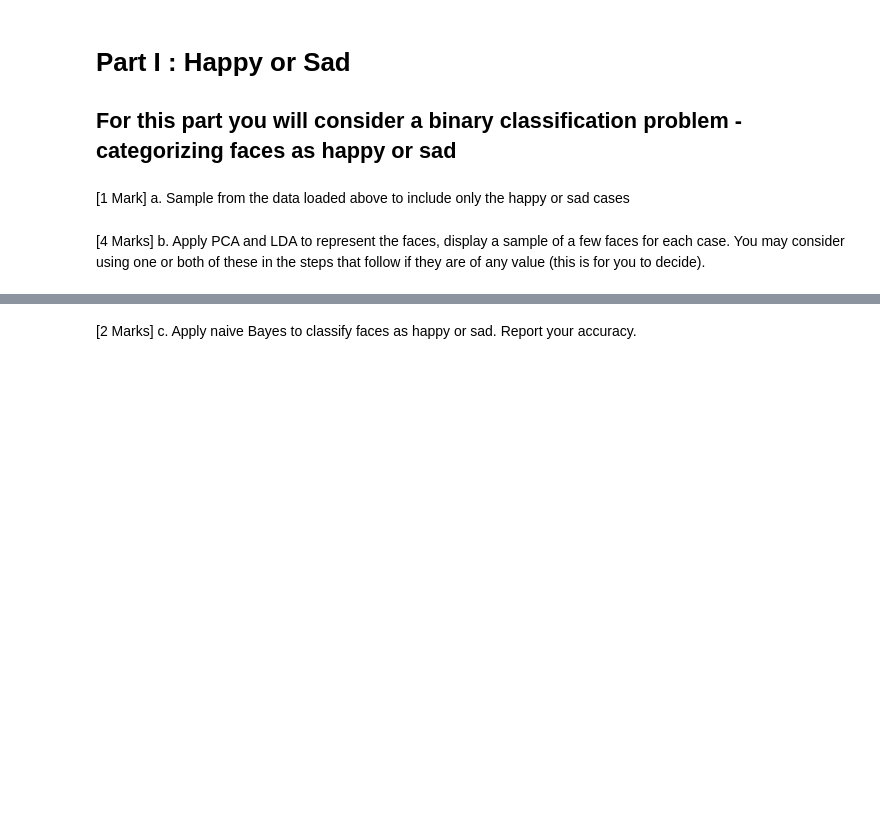
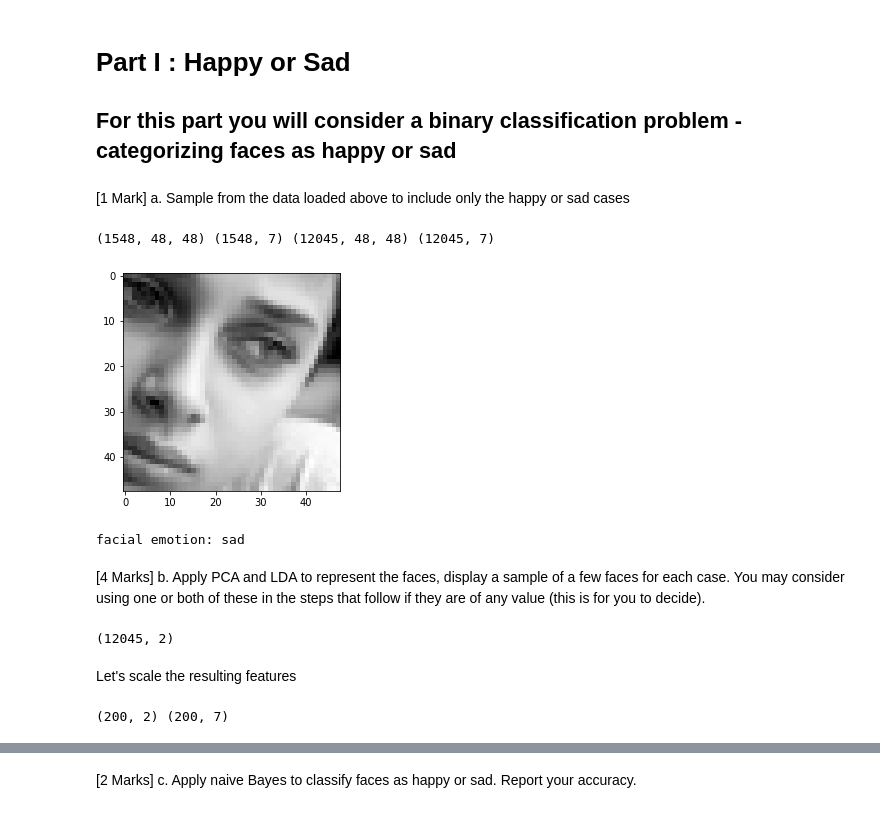
Before and after one commit to vitorhgomes/NN-Assignment1, a Jupyter notebook: AML-3104_Assignment-1_starterfile.ipynb, the cells around one changed output, grey strips where cells are left out. Cells and saved outputs as stored; diff of their text form; code cells hidden in the pictures; blank space fills up the shorter version.

```diff
--- a/AML-3104_Assignment-1_starterfile.ipynb
+++ b/AML-3104_Assignment-1_starterfile.ipynb
@@ -10,8 +19,8 @@ import matplotlib.pyplot as plt
 # %% [markdown]
 ## Load dataset
 # %%
-trainingset = np.loadtxt('training.csv', delimiter=',')
-testingset = np.loadtxt('test.csv', delimiter=',')
+trainingset = np.loadtxt('dataset/training.csv', delimiter=',')
+testingset = np.loadtxt('dataset/test.csv', delimiter=',')
 
 trainingset
 # %% [output]
@@ -89,2 +96,25 @@ facial emotion: angry
+# %%
+happy_sad_indices_training = np.where(np.logical_or(y_training[:, 3] == 1, y_training[:, 4] == 1))[0]
+happy_sad_indices_testing = np.where(np.logical_or(y_testing[:, 3] == 1, y_testing[:, 4] == 1))[0]
+# %%
+hs_x_training = x_training[happy_sad_indices_training, :]
+hs_y_training = y_training[happy_sad_indices_training, :]
+hs_x_testing = x_testing[happy_sad_indices_testing, :]
+hs_y_testing = y_testing[happy_sad_indices_testing, :]
+# %%
+print(hs_x_testing.shape, hs_y_testing.shape, hs_x_training.shape, hs_y_training.shape)
+# %% [output]
+(1548, 48, 48) (1548, 7) (12045, 48, 48) (12045, 7)
+# %%
+sampleindex = np.random.randint(0, hs_x_training.shape[0])
+sample = hs_x_training[sampleindex, :]
+sample = sample.reshape(48, 48)
+
+plt.imshow(sample, cmap='gray')
+plt.show()
+print('facial emotion: %s' % get_emotion(hs_y_training[sampleindex, :]))
+# %% [output]
+[figure, added]
+facial emotion: sad
 # %% [markdown]
 [4 Marks] b. Apply PCA and LDA to represent the faces, display a sample of a few faces for each case. You may consider using one or both of these in the steps that follow if they are of any value (this is for you to decide).
@@ -92,0 +127,7 @@ facial emotion: angry
+# %%
+pca_hs_training = pca.fit_transform(flatten_hs_x_training)
+pca_hs_training.shape
+# %% [output]
+(12045, 2)
+# %% [markdown]
+Let's scale the resulting features
@@ -92,0 +138,16 @@ facial emotion: angry
+# %%
+#let's get a sample of 200 images along with their label
+n_samples = 200
+features = []
+labels = []
+for i in range(n_samples):
+    sampleindex = np.random.randint(0, scaled_pca_hs_training.shape[0])
+    sample = scaled_pca_hs_training[sampleindex, :]
+    label = hs_y_training[sampleindex, :]
+    features.append(sample)
+    labels.append(label)
+features = np.array(features)
+labels = np.array(labels)
+print(features.shape, labels.shape)
+# %% [output]
+(200, 2) (200, 7)
```
Also changed, not shown: parts of 18 cells of this notebook.
